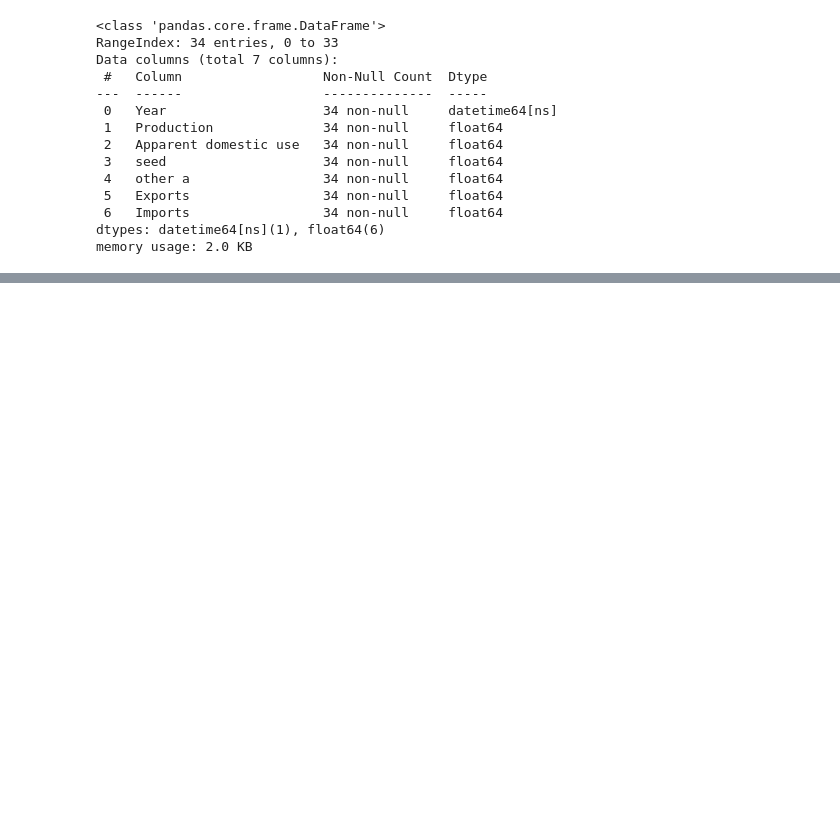
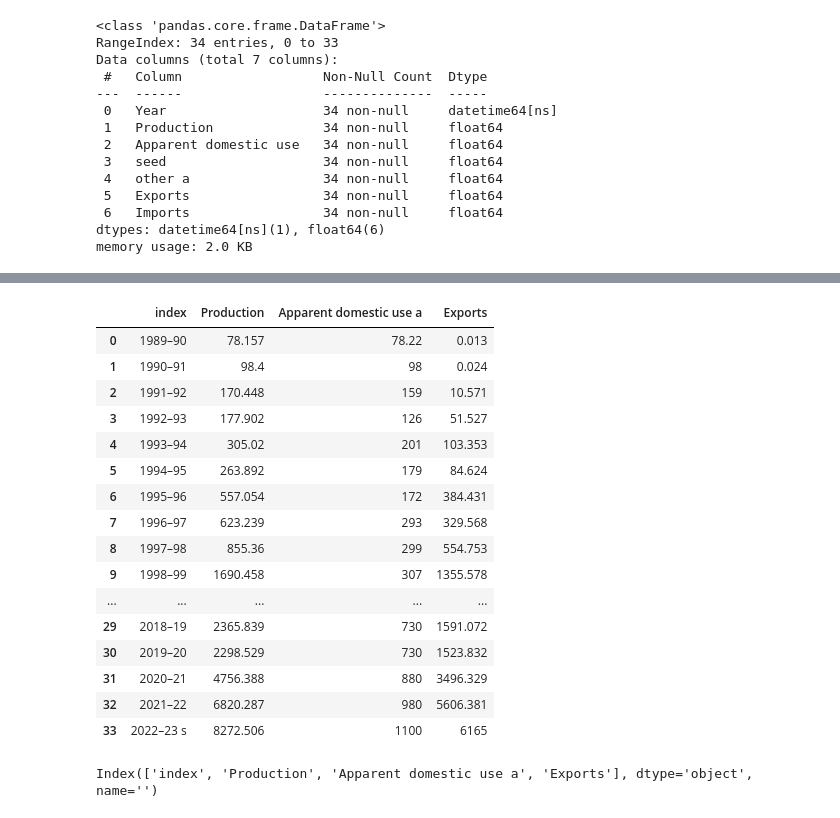
Before and after one commit to Moisebea/Crop_Report, a Jupyter notebook: OneDrive/Documents/Bureau/ABARES Dec Crop Report/Scraping_data.ipynb, the cells around one changed output, grey strips where cells are left out. Cells and saved outputs as stored; diff of their text form; code cells hidden in the pictures; blank space fills up the shorter version.

```diff
--- a/OneDrive/Documents/Bureau/ABARES Dec Crop Report/Scraping_data.ipynb
+++ b/OneDrive/Documents/Bureau/ABARES Dec Crop Report/Scraping_data.ipynb
@@ -1410,0 +1457,5 @@ memory usage: 2.0 KB
+# %%
+if 0 in canola_supply_and_disposal.index:
+    canola_supply_and_disposal = canola_supply_and_disposal.drop(index=0,axis=0)
+canola_supply_and_disposal = canola_supply_and_disposal.reset_index(drop=True)
+canola_supply_and_disposal
@@ -1410,0 +1468,7 @@ memory usage: 2.0 KB
+# %%
+canola_supply_and_disposal.columns = ['', '1989–90', '1990–91', '1991–92', '1992–93', '1993–94',
+       '1994–95', '1995–96', '1996–97', '1997–98', '1998–99', '1999–00',
+       '2000–01', '2001–02', '2002–03', '2003–04', '2004–05', '2005–06',
+       '2006–07', '2007–08', '2008–09', '2009–10', '2010–11', '2011–12',
+       '2012–13', '2013–14', '2014–15', '2015–16', '2016–17', '2017–18',
+       '2018–19', '2019–20', '2020–21', '2021–22', '2022–23 s']
@@ -1410,0 +1483,30 @@ memory usage: 2.0 KB
+# %%
+CSD =canola_supply_and_disposal.copy()
+# %%
+CSD = CSD.transpose()
+CSD.columns = CSD.iloc[0]
+CSD = CSD[1:]
+CSD.reset_index(inplace=True)
+CSD
+# %% [output]
+|  | index | Production | Apparent domestic use a | Exports |
+| 0 | 1989–90 | 78.157 | 78.22 | 0.013 |
+| 1 | 1990–91 | 98.4 | 98 | 0.024 |
+| 2 | 1991–92 | 170.448 | 159 | 10.571 |
+| 3 | 1992–93 | 177.902 | 126 | 51.527 |
+| 4 | 1993–94 | 305.02 | 201 | 103.353 |
+| 5 | 1994–95 | 263.892 | 179 | 84.624 |
+| 6 | 1995–96 | 557.054 | 172 | 384.431 |
+| 7 | 1996–97 | 623.239 | 293 | 329.568 |
+| 8 | 1997–98 | 855.36 | 299 | 554.753 |
+| 9 | 1998–99 | 1690.458 | 307 | 1355.578 |
+| ... | ... | ... | ... | ... |
+| 29 | 2018–19 | 2365.839 | 730 | 1591.072 |
+| 30 | 2019–20 | 2298.529 | 730 | 1523.832 |
+| 31 | 2020–21 | 4756.388 | 880 | 3496.329 |
+| 32 | 2021–22 | 6820.287 | 980 | 5606.381 |
+| 33 | 2022–23 s | 8272.506 | 1100 | 6165 |
+# %%
+CSD.columns
+# %% [output]
+Index(['index', 'Production', 'Apparent domestic use a', 'Exports'], dtype='object', name='')
```
Also changed, not shown: parts of 12 cells of this notebook.
